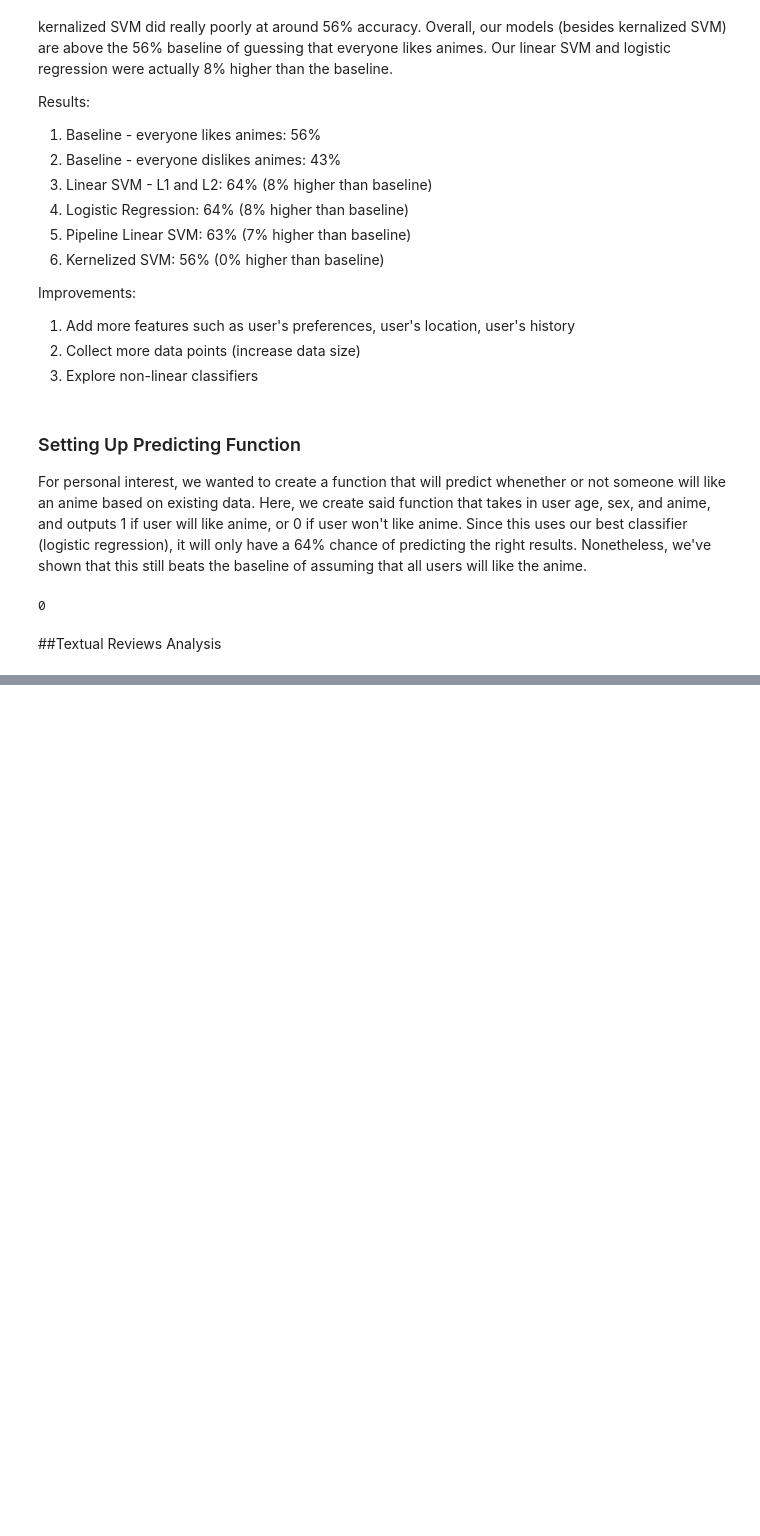
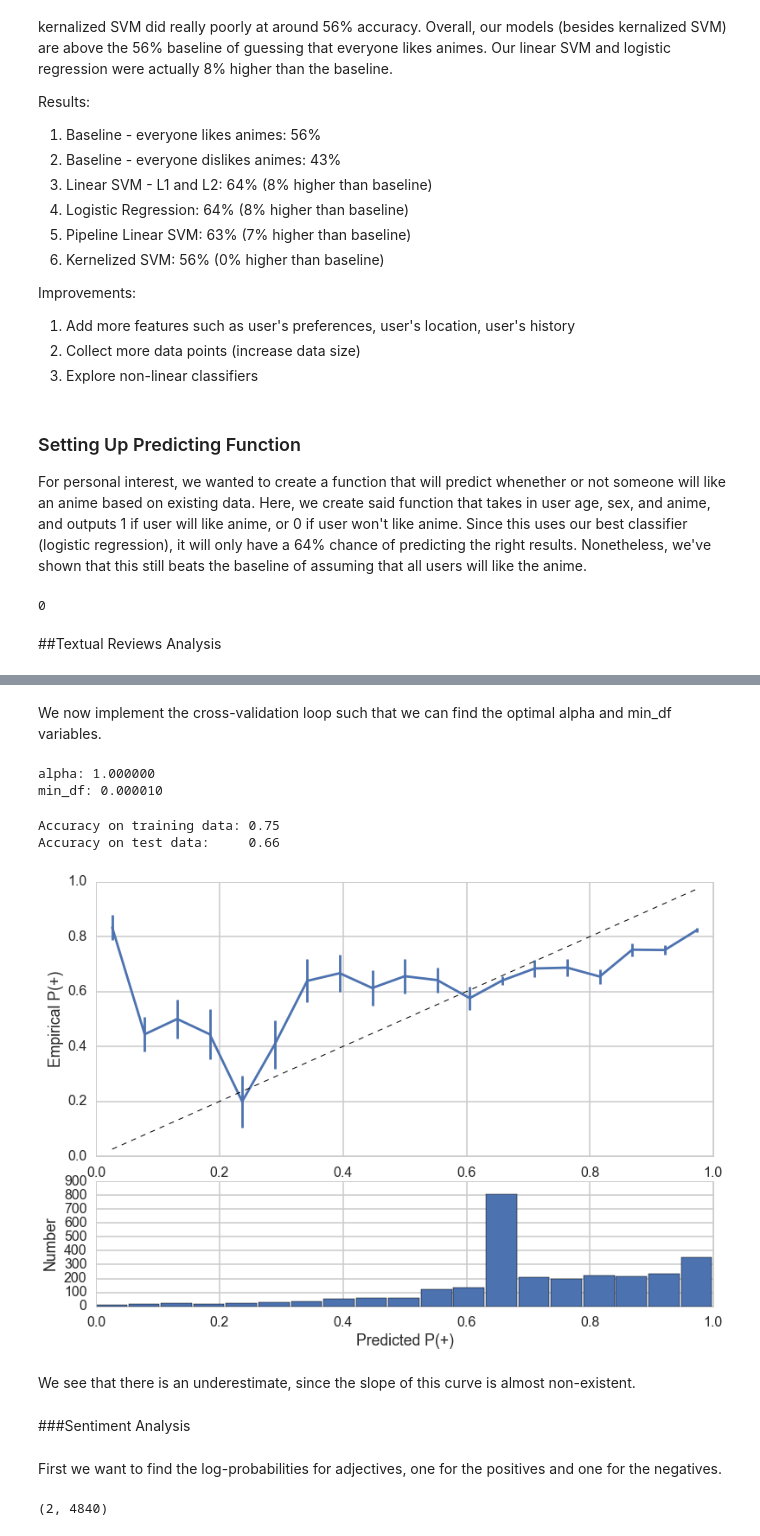
Before and after one commit to xjgege/vulpix, a Jupyter notebook: process/Anime Planet - Process Book.ipynb, the cells around one changed output, grey strips where cells are left out. Drawn from its saved outputs; the diff is of its cells as text; code cells hidden in the pictures; blank space fills up the shorter version.

```diff
--- a/process/Anime Planet - Process Book.ipynb
+++ b/process/Anime Planet - Process Book.ipynb
@@ -2682,0 +3096,5 @@ predict(21,0,'Dragoon',clflog)
+# %%
+def make_xy(X_col, y_col, vectorizer):
+    X = vectorizer.fit_transform(X_col)
+    y = y_col
+    return X, y
@@ -2682,0 +3199,62 @@ predict(21,0,'Dragoon',clflog)
+# %% [markdown]
+We now implement the cross-validation loop such that we can find the optimal alpha and min_df variables.
+# %%
+#the grid of parameters to search over
+alphas = [.1, 1, 5, 10, 50]
+min_dfs = [1e-5, 1e-4, 1e-3, 1e-2, 1e-1]
+
+# Adapted from Lab 10
+# Find the best value for alpha and min_df, and the best classifier
+best_alpha = None
+best_min_df = None
+maxscore=-np.inf
+for alpha in alphas:
+    for min_df in min_dfs:
+        vectorizer = CountVectorizer(min_df = min_df, vocabulary = adjvocab)
+        Xthis, ythis = make_xy(X, y.transpose(), vectorizer)
+        Xtrainthis=Xthis[mask]
+        ytrainthis=ythis[mask]
+
+        clf = MultinomialNB(alpha=alpha)
+        cvscore = cv_score(clf, Xtrainthis, ytrainthis, log_likelihood)
+
+        if cvscore > maxscore:
+            maxscore = cvscore
+            best_alpha, best_min_df = alpha, min_df
+# %%
+print "alpha: %f" % best_alpha
+print "min_df: %f" % best_min_df
+# %% [output]
+alpha: 1.000000
+min_df: 0.000010
+# %%
+vectorizer = CountVectorizer(min_df=best_min_df,vocabulary=adjvocab)
+best_X, best_y = make_xy(X, y, vectorizer)
+xtrain=best_X[mask]
+ytrain=best_y[mask]
+xtest=best_X[~mask]
+ytest=best_y[~mask]
+
+best_clf = MultinomialNB(alpha=best_alpha).fit(xtrain, ytrain)
+
+training_accuracy = clf.score(xtrain, ytrain)
+test_accuracy = clf.score(xtest, ytest)
+
+print "Accuracy on training data: %0.2f" % (training_accuracy)
+print "Accuracy on test data:     %0.2f" % (test_accuracy)
+
+calibration_plot(clf, xtest, ytest)
+# %% [output]
+Accuracy on training data: 0.75
+Accuracy on test data:     0.66
+[figure, added]
+# %% [markdown]
+We see that there is an underestimate, since the slope of this curve is almost non-existent.
+# %% [markdown]
+###Sentiment Analysis
+# %% [markdown]
+First we want to find the log-probabilities for adjectives, one for the positives and one for the negatives.
+# %%
+best_clf.feature_log_prob_.shape
+# %% [output]
+(2, 4840)
```
Also changed, not shown: parts of 82 cells of this notebook, 2 other files.
